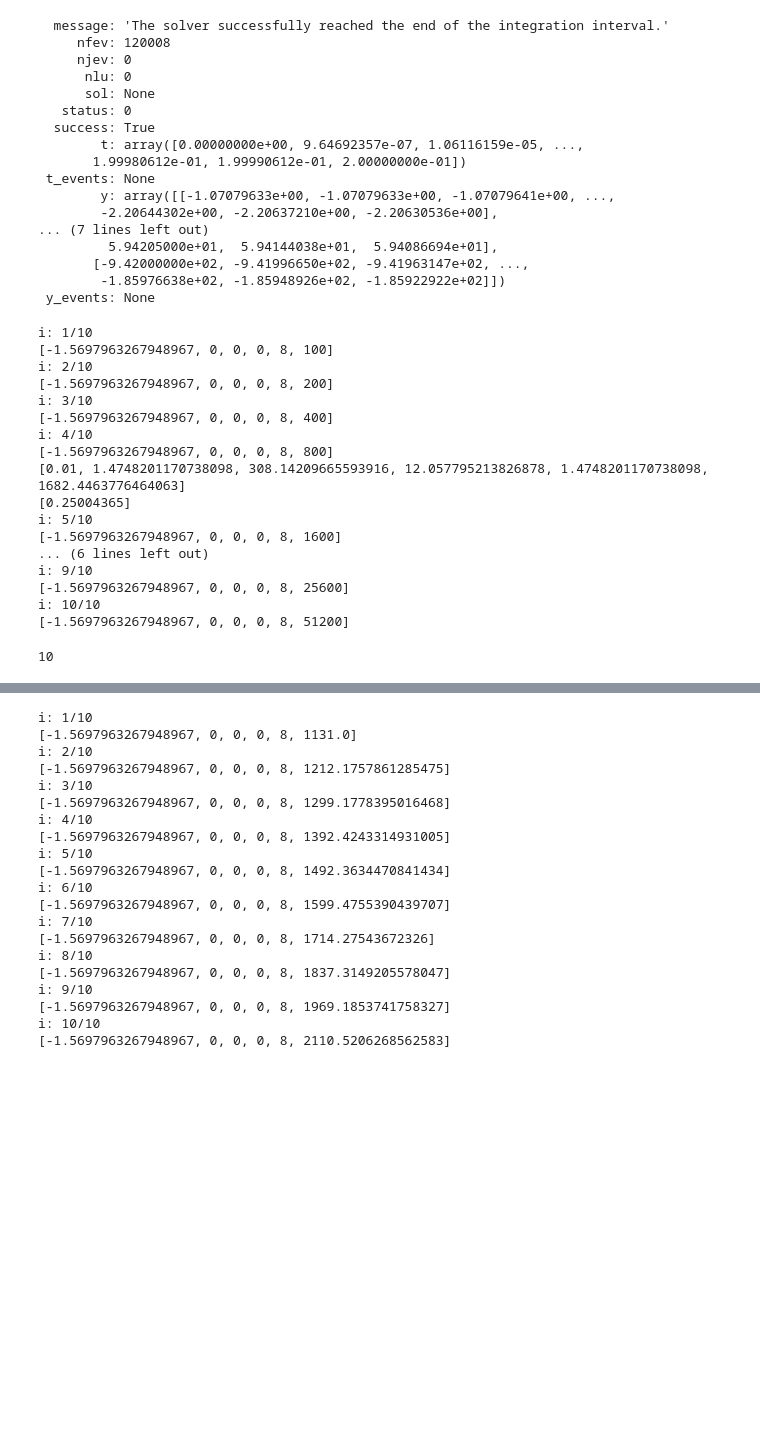
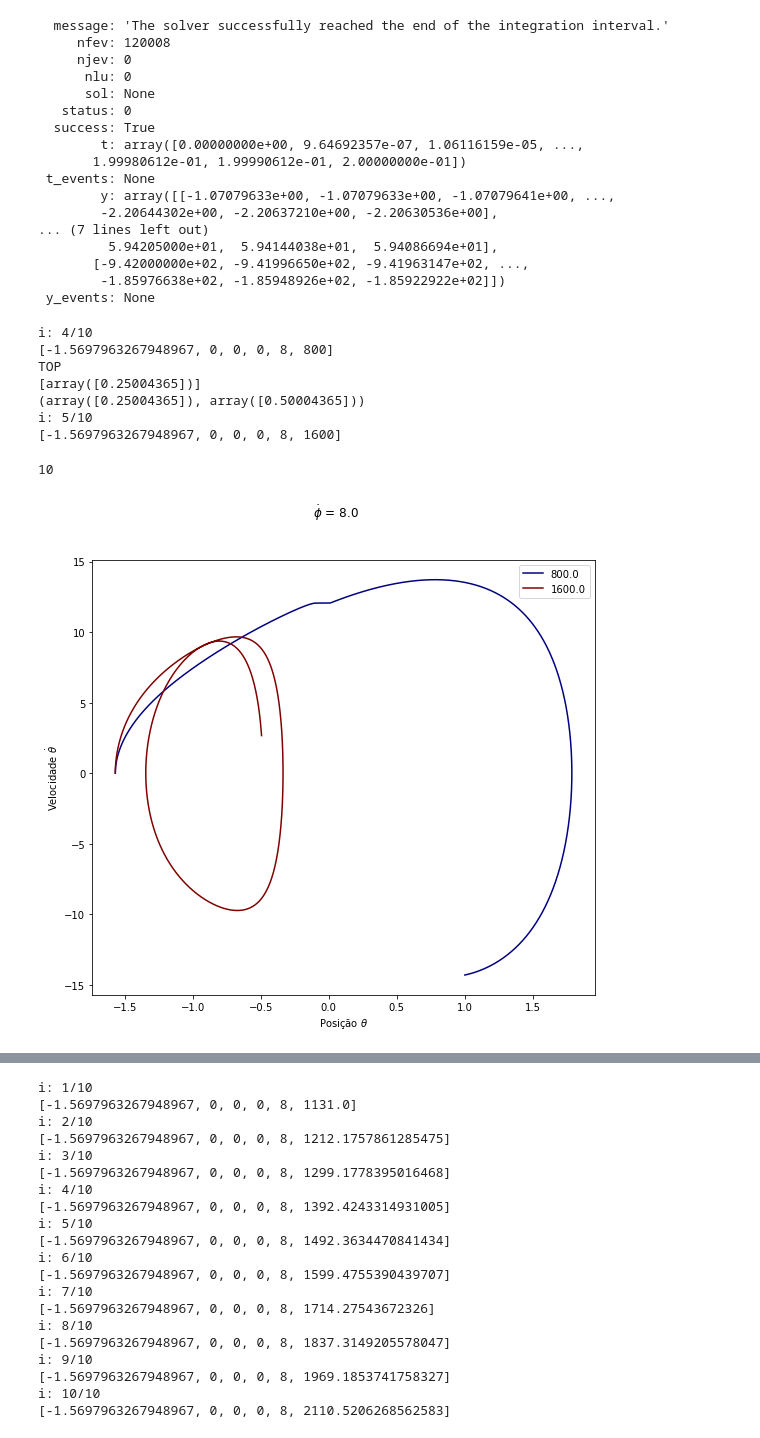
Before and after one commit to FelipeGdM/redrum-dynamic-model, a Jupyter notebook: redrum_dynamic_model.ipynb, the cells around one changed output, grey strips where cells are left out. Saved outputs shown, nothing was run; the diff lists cells and outputs as text; code cells hidden in the pictures; blank space fills up the shorter version.

```diff
--- a/redrum_dynamic_model.ipynb
+++ b/redrum_dynamic_model.ipynb
@@ -214,6 +214,18 @@ def plot_result_d_cc(results):
     plt.ylabel(r"Velocidade $\dot{\theta}$")
     fig.suptitle("$\dot{\phi}$ = " + f"{result.y[4,0]:.1f}")
     plt.legend()
+# %%
+def plot_solution_d(results):
+
+    n = len(results)
+    colors = plt.cm.jet(np.linspace(0,1,n))
+    fig, axs = plt.subplots(figsize=(9, 8))
+    for result, color in zip(results, colors):
+        axs.plot(result[0,:], result[3,:], color=color, label=f'{result[5,0]:.1f}')
+    plt.xlabel(r"Posição $\theta$")
+    plt.ylabel(r"Velocidade $\dot{\theta}$")
+    fig.suptitle("$\dot{\phi}$ = " + f"{result[4,0]:.1f}")
+    plt.legend()
 # %%
 t_interval = (0, 0.5)
 def vertical(t,y):
@@ -223,7 +235,8 @@ teste10 = [None]*10
 teste11 = [None]*10
 solution = [None]*10
 total_time =[None]*10
-for i in range(10):
+
+for i in range(3,5):
     print(f"i: {i+1}/10")
     y = [-np.pi/2+0.001, 0, 0, 0, 8, 100*2**i]
     print(y)
@@ -231,34 +244,32 @@ for i in range(10):
     solution[i] = teste10[i].y
     total_time[i] = teste10[i].t
 
-    if teste10[i].t_events[0] != None:
+    if len(teste10[i].t_events[0]) != 0:
+        print("TOP")
         new_t_interval = (teste10[i].t_events[0], teste10[i].t_events[0] + 0.25)
-        y_1 = [0.01 ,teste10[i].y[1][-1], teste10[i].y[2][-1], teste10[i].y[3][-1], teste10[i].y[1][-1], teste10[i].y[5][-1]]
+#         print(teste10[0].y[:, -1])
+        print(teste10[i].t_events)
+        print(new_t_interval)
+        y_1 = teste10[i].y[:, -1]
         y_1[0] = 0.01
-        print(y_1)
+#         print(y_1)
         teste11[i] = solve_ivp(func, new_t_interval, y_1 ,max_step=1e-5)
-        print(teste10[i].t_events[0])
-        solution[i] = [*teste10[i].y,*teste11[i].y]
+#         print(teste10[i].t_events[0])
+        solution[i] = np.array([*teste10[i].y.transpose(),*teste11[i].y.transpose()]).transpose()
         total_time[i] = [*teste10[i].t, *teste11[i].t]
 # %% [output]
-i: 1/10
-[-1.5697963267948967, 0, 0, 0, 8, 100]
-i: 2/10
-[-1.5697963267948967, 0, 0, 0, 8, 200]
-i: 3/10
-[-1.5697963267948967, 0, 0, 0, 8, 400]
 i: 4/10
 [-1.5697963267948967, 0, 0, 0, 8, 800]
-[0.01, 1.4748201170738098, 308.14209665593916, 12.057795213826878, 1.4748201170738098, 1682.4463776464063]
-[0.25004365]
+TOP
+[array([0.25004365])]
+(array([0.25004365]), array([0.50004365]))
 i: 5/10
 [-1.5697963267948967, 0, 0, 0, 8, 1600]
-... (6 lines left out)
-i: 9/10
-[-1.5697963267948967, 0, 0, 0, 8, 25600]
-i: 10/10
-[-1.5697963267948967, 0, 0, 0, 8, 51200]
 # %%
 print(len(teste11))
 # %% [output]
 10
+# %%
+plot_solution_d(solution[3:5])
+# %% [output]
+[figure, added]
```
Also changed, not shown: parts of 1 cell of this notebook.
